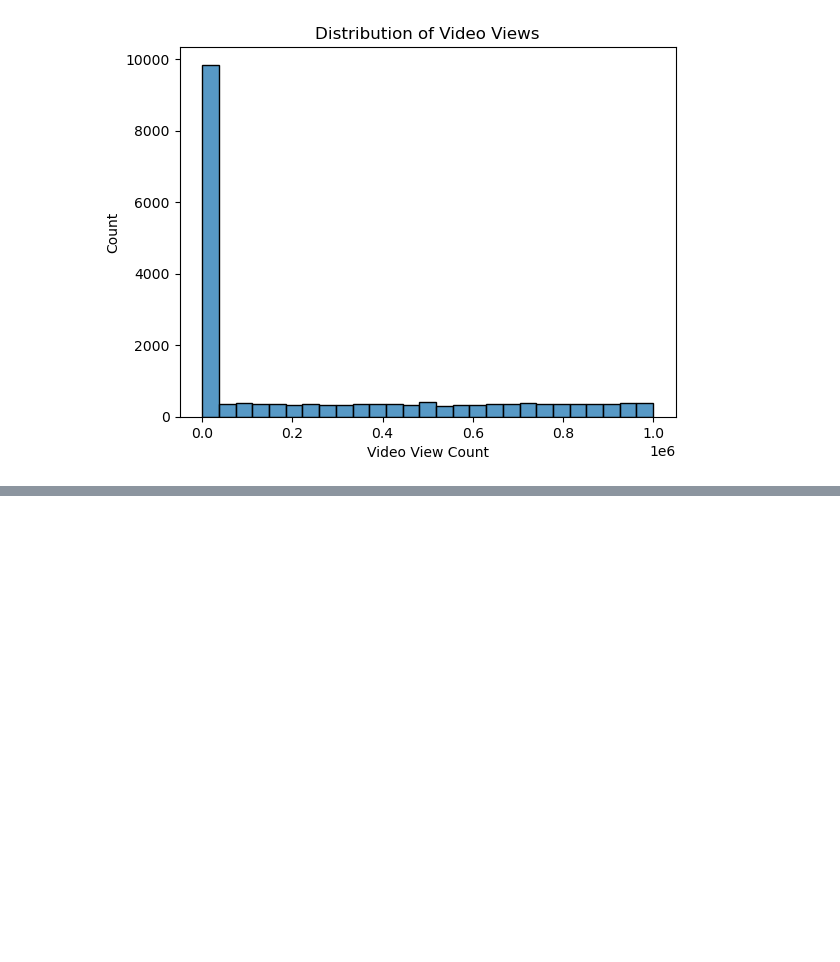
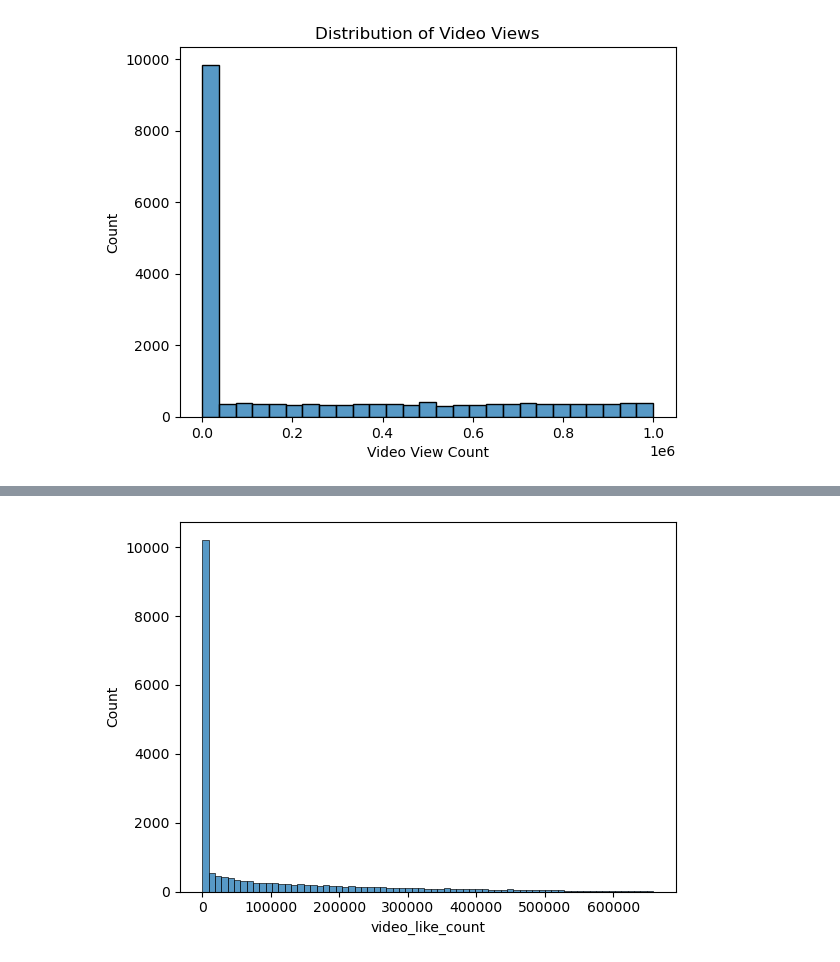
Before and after one commit to alishanstyles/Projects, a Jupyter notebook: Documents/coding-temple/Tik Tok Data Analysis/Untitled.ipynb, the cells around one changed output, grey strips where cells are left out. Saved outputs shown, nothing was run; the diff lists cells and outputs as text; code cells hidden in the pictures; blank space fills up the shorter version.

```diff
--- a/Documents/coding-temple/Tik Tok Data Analysis/Untitled.ipynb
+++ b/Documents/coding-temple/Tik Tok Data Analysis/Untitled.ipynb
@@ -135,0 +141,6 @@ plt.ylabel('Count');
+# %%
+sns.histplot(data = df,
+             x = 'video_like_count')
+plt.label;
+# %% [output]
+[figure, added]
```
Also changed, not shown: parts of 7 cells of this notebook.
